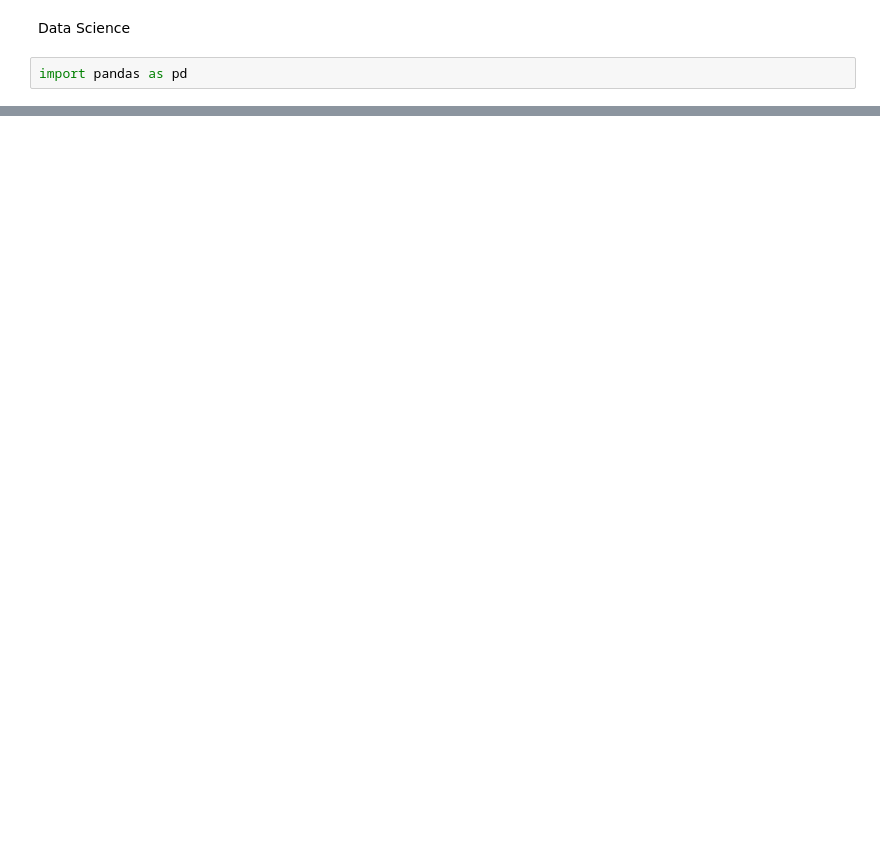
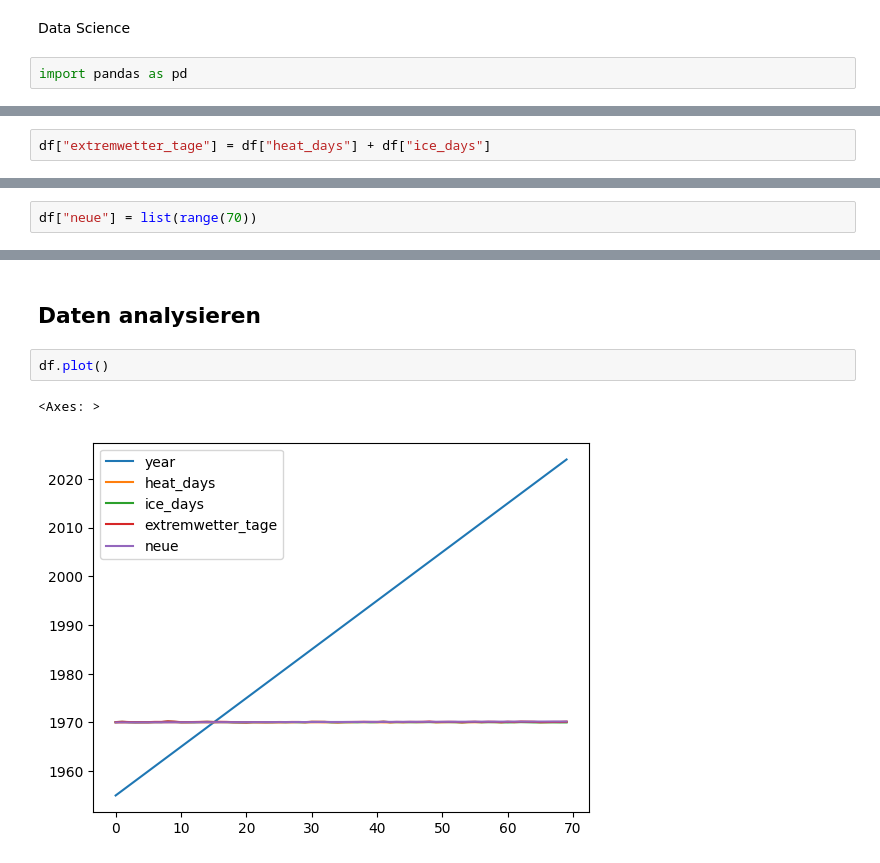
Before and after one commit to paulbattel2006-coder/data_science_ue, a Jupyter notebook: notebooks/data_science.ipynb, the cells around one changed output, grey strips where cells are left out. Cells and saved outputs as stored; diff of their text form; blank space fills up the shorter version.

```diff
--- a/notebooks/data_science.ipynb
+++ b/notebooks/data_science.ipynb
@@ -32,0 +157,2 @@ df
+# %%
+df["extremwetter_tage"] = df["heat_days"] + df["ice_days"]
@@ -32,0 +168,2 @@ df
+# %%
+df["neue"] = list(range(70))
@@ -32,0 +186,7 @@ df
+# %% [markdown]
+## Daten analysieren
+# %%
+df.plot()
+# %% [output]
+<Axes: >
+[figure, added]
```
Also changed, not shown: parts of 25 cells of this notebook.
